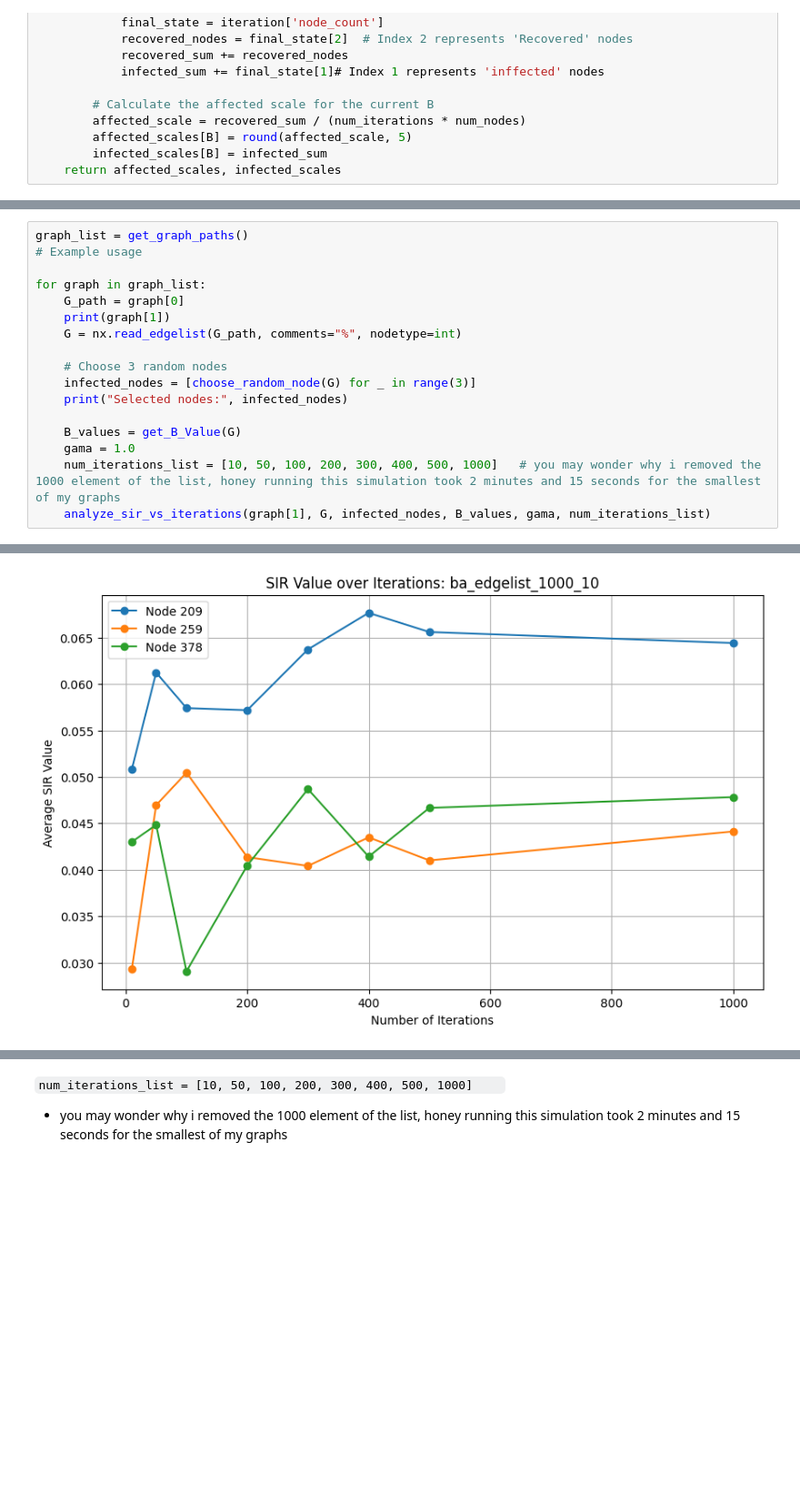
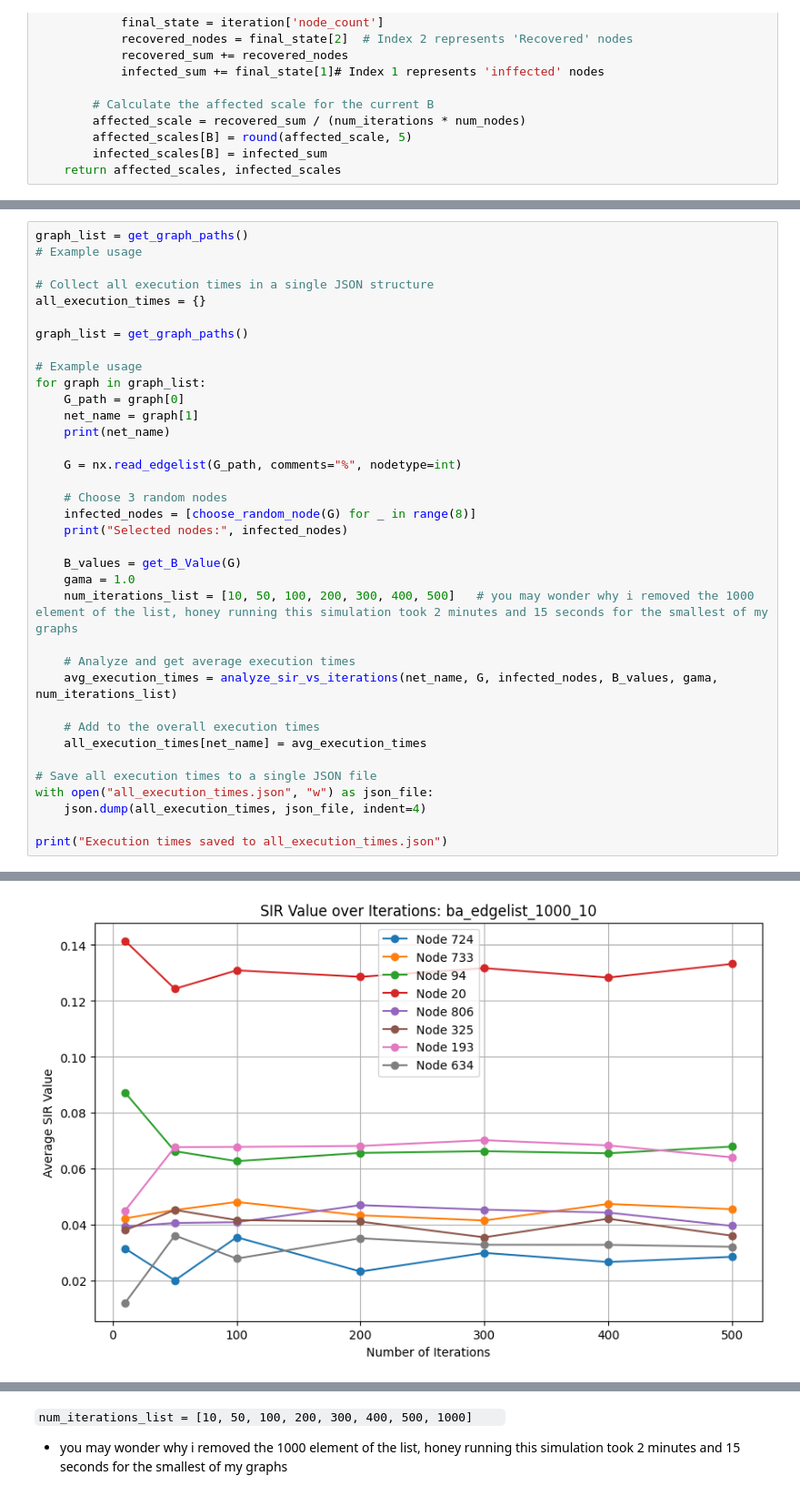
Before and after one commit to neginkheirmand/influential-node-ranking-in-complex-networks, a Jupyter notebook: sir_labling_iteration.ipynb, the cells around one changed output, grey strips where cells are left out. Shown at 91% size. Drawn from its saved outputs; the diff is of its cells as text; blank space fills up the shorter version.

Commit message:
update 1, creating the num_iterations graphs

```diff
--- a/sir_labling_iteration.ipynb
+++ b/sir_labling_iteration.ipynb
@@ -130,18 +152,37 @@ def get_B_Value(G, num_b=3):
 graph_list = get_graph_paths()
 # Example usage
 
+# Collect all execution times in a single JSON structure
+all_execution_times = {}
+
+graph_list = get_graph_paths()
+
+# Example usage
 for graph in graph_list:
     G_path = graph[0]
-    print(graph[1])
+    net_name = graph[1]
+    print(net_name)
+
     G = nx.read_edgelist(G_path, comments="%", nodetype=int)
 
     # Choose 3 random nodes
-    infected_nodes = [choose_random_node(G) for _ in range(3)]
+    infected_nodes = [choose_random_node(G) for _ in range(8)]
     print("Selected nodes:", infected_nodes)
 
     B_values = get_B_Value(G)
     gama = 1.0
-    num_iterations_list = [10, 50, 100, 200, 300, 400, 500, 1000]   # you may wonder why i removed the 1000 element of the list, honey running this simulation took 2 minutes and 15 seconds for the smallest of my graphs
-    analyze_sir_vs_iterations(graph[1], G, infected_nodes, B_values, gama, num_iterations_list)
+    num_iterations_list = [10, 50, 100, 200, 300, 400, 500]   # you may wonder why i removed the 1000 element of the list, honey running this simulation took 2 minutes and 15 seconds for the smallest of my graphs
+
+    # Analyze and get average execution times
+    avg_execution_times = analyze_sir_vs_iterations(net_name, G, infected_nodes, B_values, gama, num_iterations_list)
+
+    # Add to the overall execution times
+    all_execution_times[net_name] = avg_execution_times
+
+# Save all execution times to a single JSON file
+with open("all_execution_times.json", "w") as json_file:
+    json.dump(all_execution_times, json_file, indent=4)
+
+print("Execution times saved to all_execution_times.json")
 # %% [output]
 ba_edgelist_1000_10
@@ -149 +190 @@ Selected nodes: [209, 259, 378]
-[figure, old version]
+[figure, new version]
```
Also changed, not shown: parts of 2 cells of this notebook, 11 other files.
